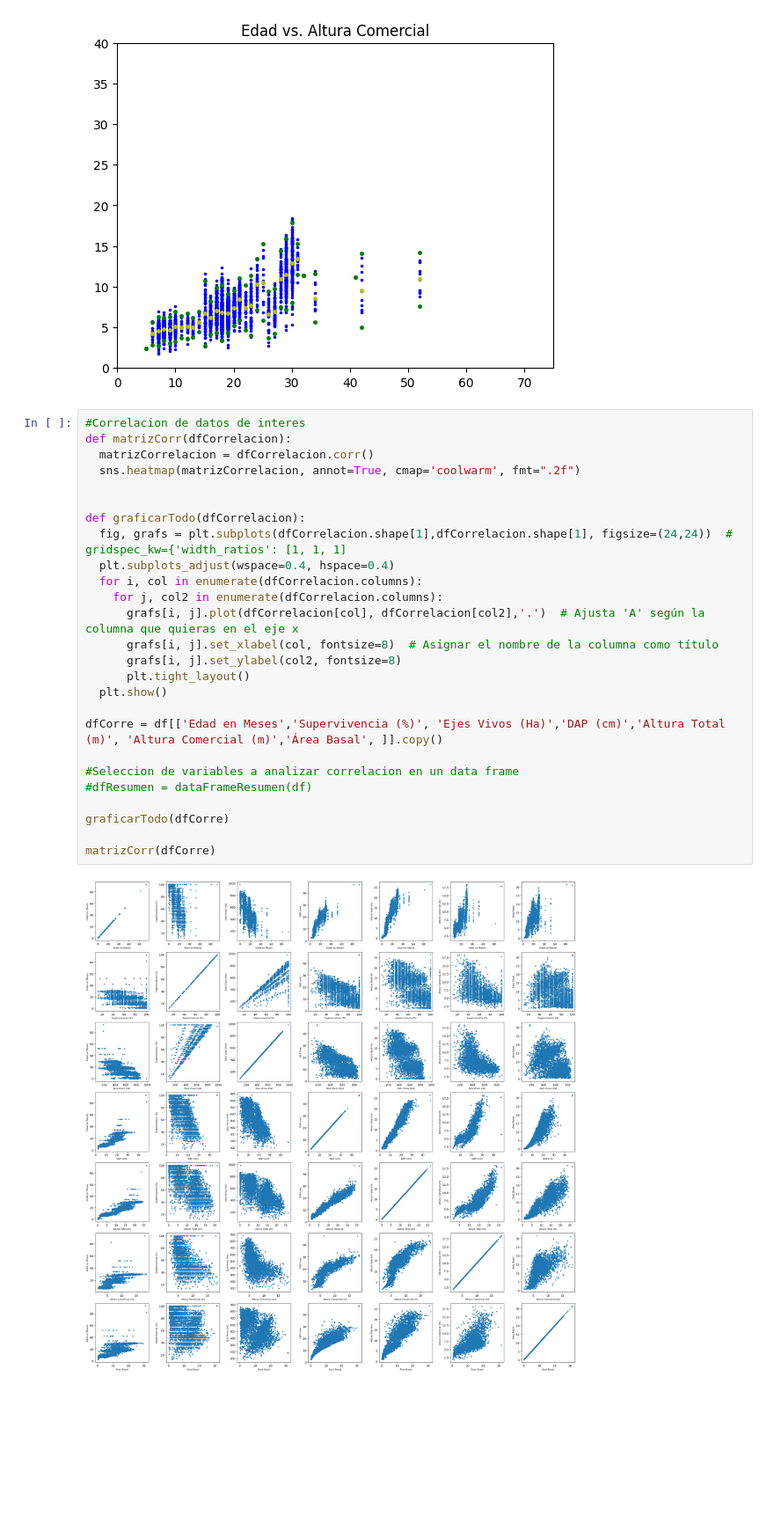
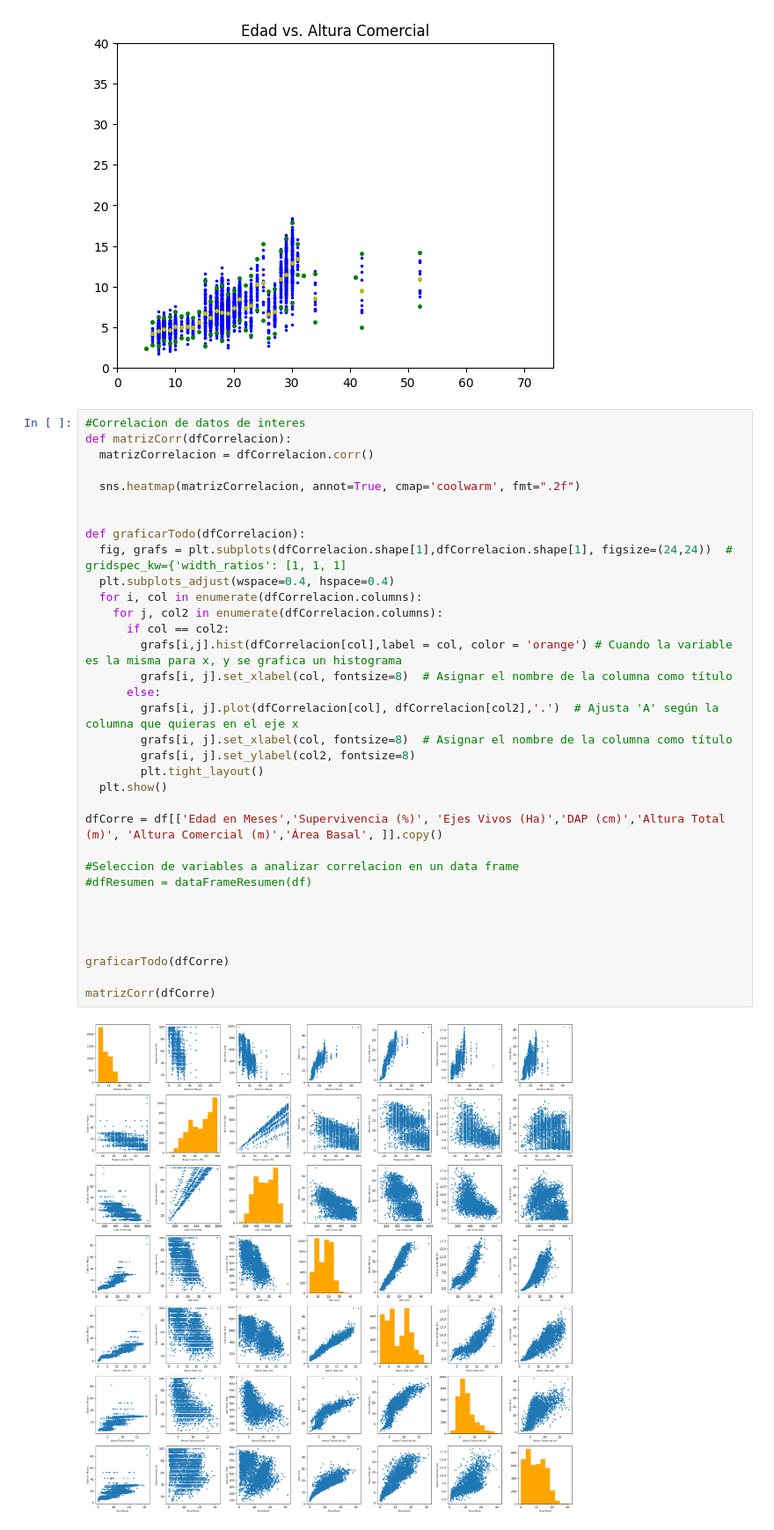
Before and after one commit to BryanCoboF/dataScienceStudy, a Jupyter notebook: dataScienceForest.ipynb, the cells around one changed output. Shown at 88% size. Saved outputs shown, nothing was run; the diff lists cells and outputs as text; blank space fills up the shorter version.

```diff
--- a/dataScienceForest.ipynb
+++ b/dataScienceForest.ipynb
@@ -167,29 +169,37 @@ for vari in variables:
 # %%
 #Correlacion de datos de interes
 def matrizCorr(dfCorrelacion):
   matrizCorrelacion = dfCorrelacion.corr()
+
   sns.heatmap(matrizCorrelacion, annot=True, cmap='coolwarm', fmt=".2f")
 
 
 def graficarTodo(dfCorrelacion):
   fig, grafs = plt.subplots(dfCorrelacion.shape[1],dfCorrelacion.shape[1], figsize=(24,24))  # gridspec_kw={'width_ratios': [1, 1, 1]
   plt.subplots_adjust(wspace=0.4, hspace=0.4)
   for i, col in enumerate(dfCorrelacion.columns):
     for j, col2 in enumerate(dfCorrelacion.columns):
-      grafs[i, j].plot(dfCorrelacion[col], dfCorrelacion[col2],'.')  # Ajusta 'A' según la columna que quieras en el eje x
-      grafs[i, j].set_xlabel(col, fontsize=8)  # Asignar el nombre de la columna como título
-      grafs[i, j].set_ylabel(col2, fontsize=8)
-      plt.tight_layout()
+      if col == col2:
+        grafs[i,j].hist(dfCorrelacion[col],label = col, color = 'orange') # Cuando la variable es la misma para x, y se grafica un histograma
+        grafs[i, j].set_xlabel(col, fontsize=8)  # Asignar el nombre de la columna como título
+      else:
+        grafs[i, j].plot(dfCorrelacion[col], dfCorrelacion[col2],'.')  # Ajusta 'A' según la columna que quieras en el eje x
+        grafs[i, j].set_xlabel(col, fontsize=8)  # Asignar el nombre de la columna como título
+        grafs[i, j].set_ylabel(col2, fontsize=8)
+        plt.tight_layout()
   plt.show()
 
 dfCorre = df[['Edad en Meses','Supervivencia (%)', 'Ejes Vivos (Ha)','DAP (cm)','Altura Total (m)', 'Altura Comercial (m)','Área Basal', ]].copy()
 
 #Seleccion de variables a analizar correlacion en un data frame
 #dfResumen = dataFrameResumen(df)
 
+
+
+
 graficarTodo(dfCorre)
 
 matrizCorr(dfCorre)
 # %% [output]
-[figure, old version]
+[figure, new version]
 [figure]
```
Also changed, not shown: parts of 3 cells of this notebook.
